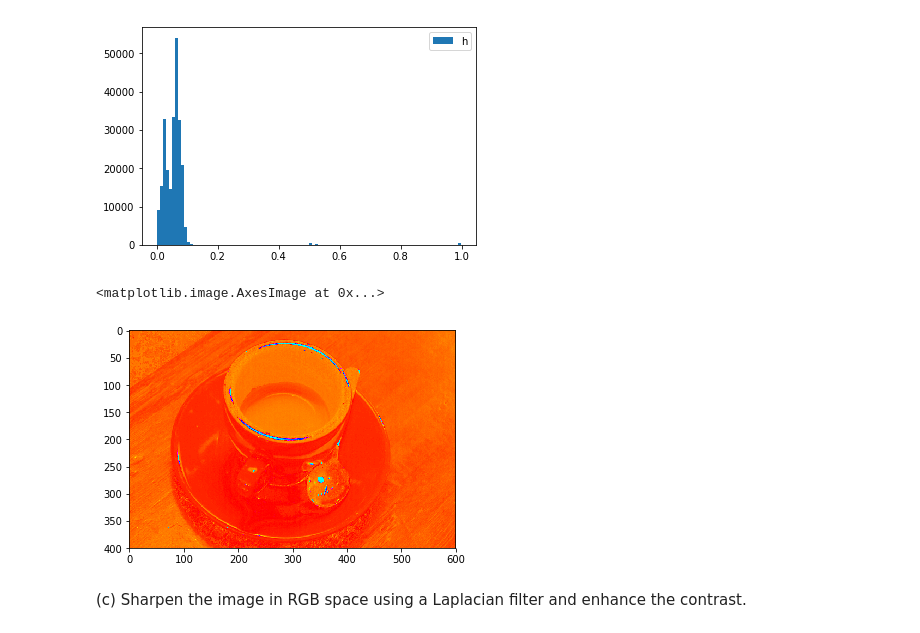
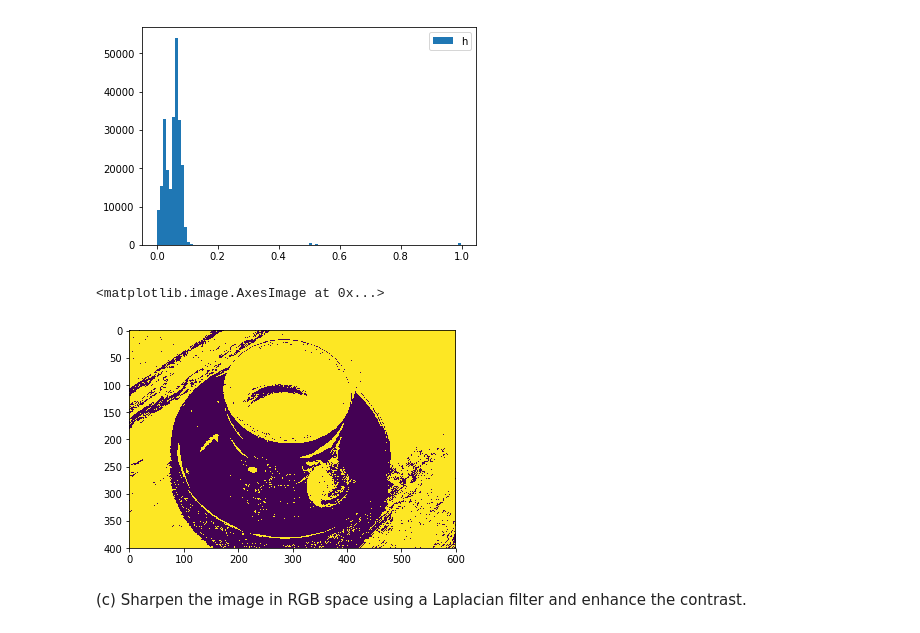
Before and after one commit to pooyansalehi/DIPastro2019, a Jupyter notebook: lab5/lab5.ipynb, the cells around one changed output. Saved outputs shown, nothing was run; the diff lists cells and outputs as text; code cells hidden in the pictures.

```diff
--- a/lab5/lab5.ipynb
+++ b/lab5/lab5.ipynb
@@ -411,11 +411,11 @@ plt.legend('h')
 <matplotlib.legend.Legend at 0x...>
 [figure]
 # %%
-threshold_img = img_h > 0.04
-plt.imshow(img_h, cmap='hsv')
+threshold_img = img_h > 0.05
+plt.imshow(threshold_img)
 # %% [output]
 <matplotlib.image.AxesImage at 0x...>
-[figure, old version]
+[figure, new version]
 # %% [markdown]
 (c) Sharpen the image in RGB space using a Laplacian filter and enhance the contrast.
 # %% [markdown]
```
Also changed, not shown: 3 other files.
